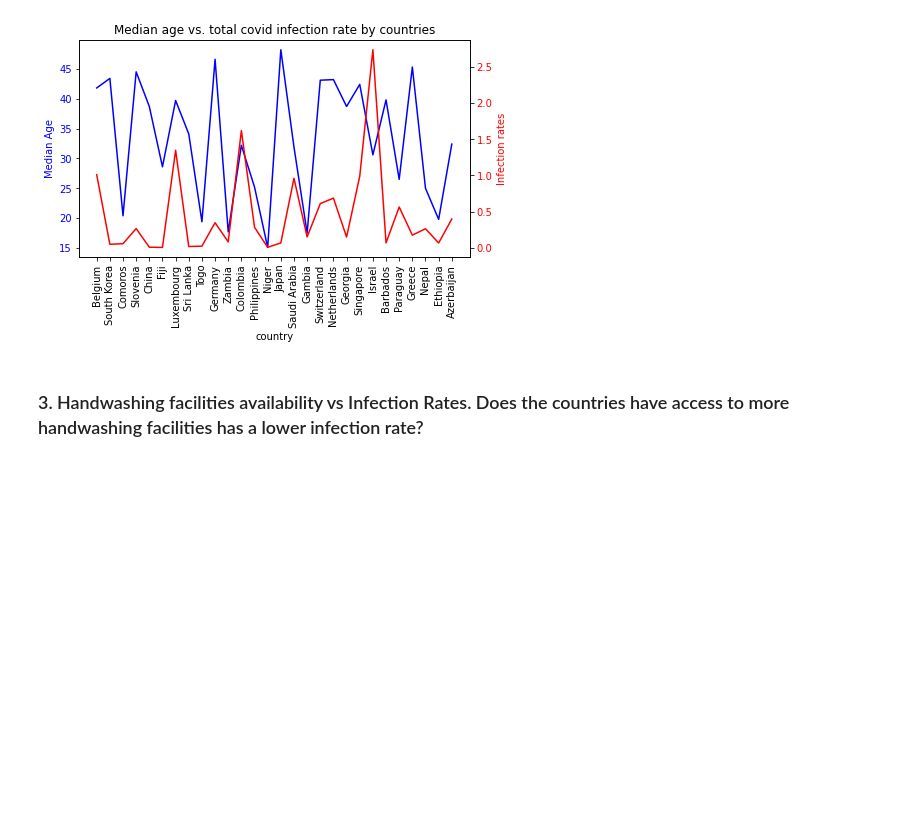
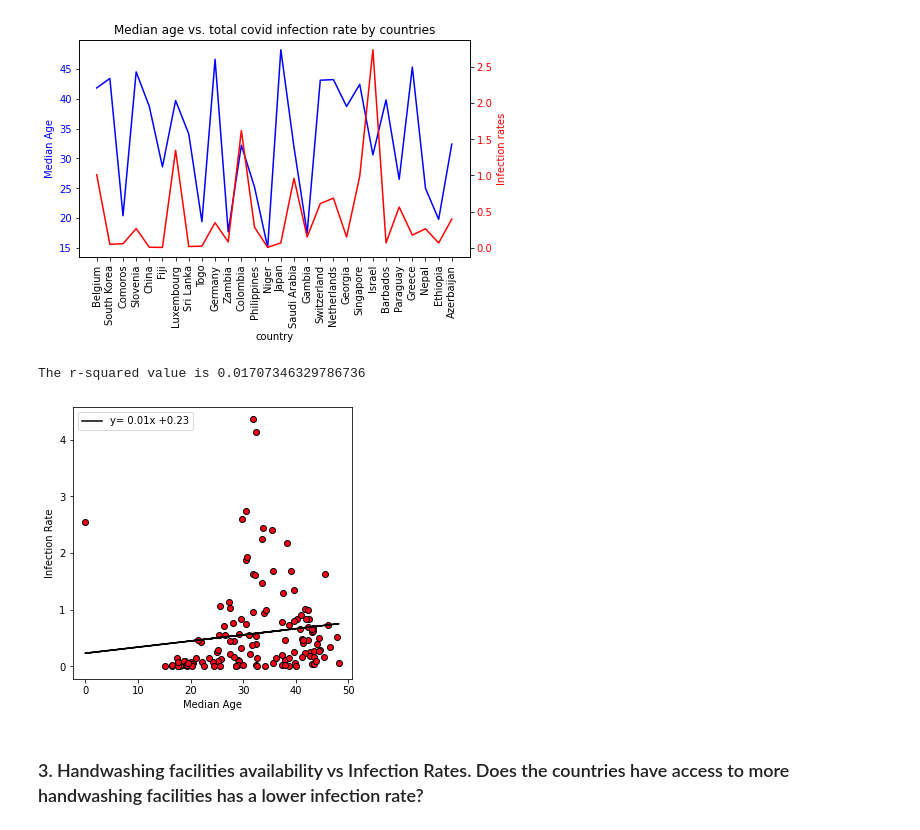
Before and after one commit to skumble27/COVID-19-Causation, a Jupyter notebook: Covid19Analysis.ipynb, the cells around one changed output. Cells and saved outputs as stored; diff of their text form; code cells hidden in the pictures; blank space fills up the shorter version.

```diff
--- a/Covid19Analysis.ipynb
+++ b/Covid19Analysis.ipynb
@@ -1031,6 +1031,30 @@ plt.title("Median age vs. total covid infection rate by countries")
 plt.savefig("Images\median_age_infection.png")
 # %% [output]
 [figure]
+# %%
+
+# Scatter Plot
+x_values = combined_data['median_age']
+y_values = combined_data['Infection Rate']
+
+# Regression Equation
+slope, intercept, rvalue, pvalue, stderr = st.linregress(x_values,y_values)
+line_eq = 'y= ' + str(round(slope,2)) + 'x +' + str(round(intercept,2))
+regress_values = x_values * slope + intercept
+
+fig3, ax3 = plt.subplots()
+fig3.set_size_inches(5,5)
+ax3.scatter(x_values,y_values, edgecolor='black', c='#ff0019')
+ax3.plot(x_values,regress_values,'r-',c='black')
+ax3.legend([line_eq])
+ax3.set_xlabel('Median Age')
+ax3.set_ylabel('Infection Rate')
+print(f'The r-squared value is {rvalue**2}\n')
+plt.savefig('Images/agevsinfection.png')
+plt.show()
+# %% [output]
+The r-squared value is 0.01707346329786736
+[figure, added]
 # %% [markdown]
 ### 3. Handwashing facilities availability vs Infection Rates. Does the countries have access to more handwashing facilities has a lower infection rate?
 # %%
```
Also changed, not shown: parts of 6 cells of this notebook, 6 other files.
